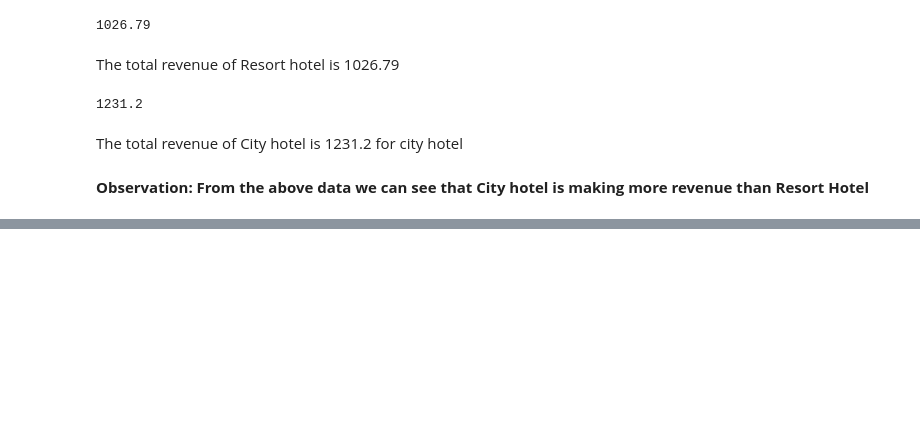
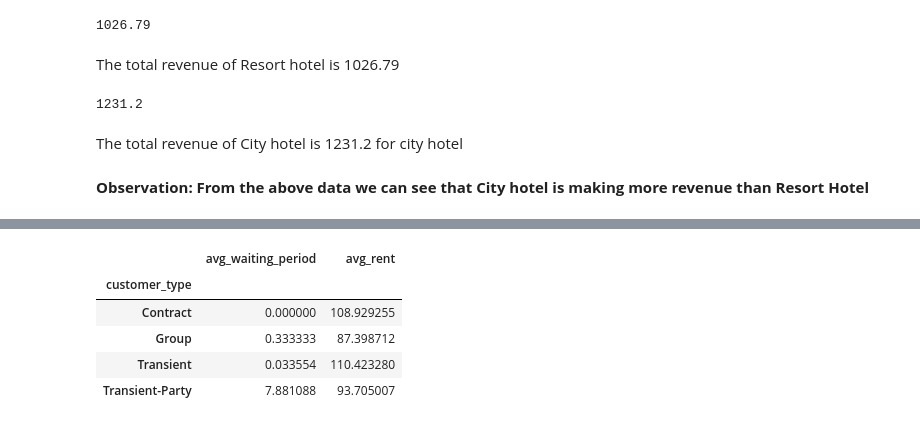
Before and after one commit to 1991Ab/Capstone-Project-1-Hotel-Booking-Analysis, a Jupyter notebook: Hotel_Booking_Analysis_EDA_Team_notebook.ipynb, the cells around one changed output, grey strips where cells are left out. Drawn from its saved outputs; the diff is of its cells as text; code cells hidden in the pictures; blank space fills up the shorter version.

```diff
--- a/Hotel_Booking_Analysis_EDA_Team_notebook.ipynb
+++ b/Hotel_Booking_Analysis_EDA_Team_notebook.ipynb
@@ -715,0 +744,9 @@ The total revenue of City hotel is 1231.2 for city hotel
+# %%
+average_city_values
+# %% [output]
+|  | avg_waiting_period | avg_rent |
+| customer_type |  |  |
+| Contract | 0.000000 | 108.929255 |
+| Group | 0.333333 | 87.398712 |
+| Transient | 0.033554 | 110.423280 |
+| Transient-Party | 7.881088 | 93.705007 |
```
Also changed, not shown: parts of 11 cells of this notebook.
